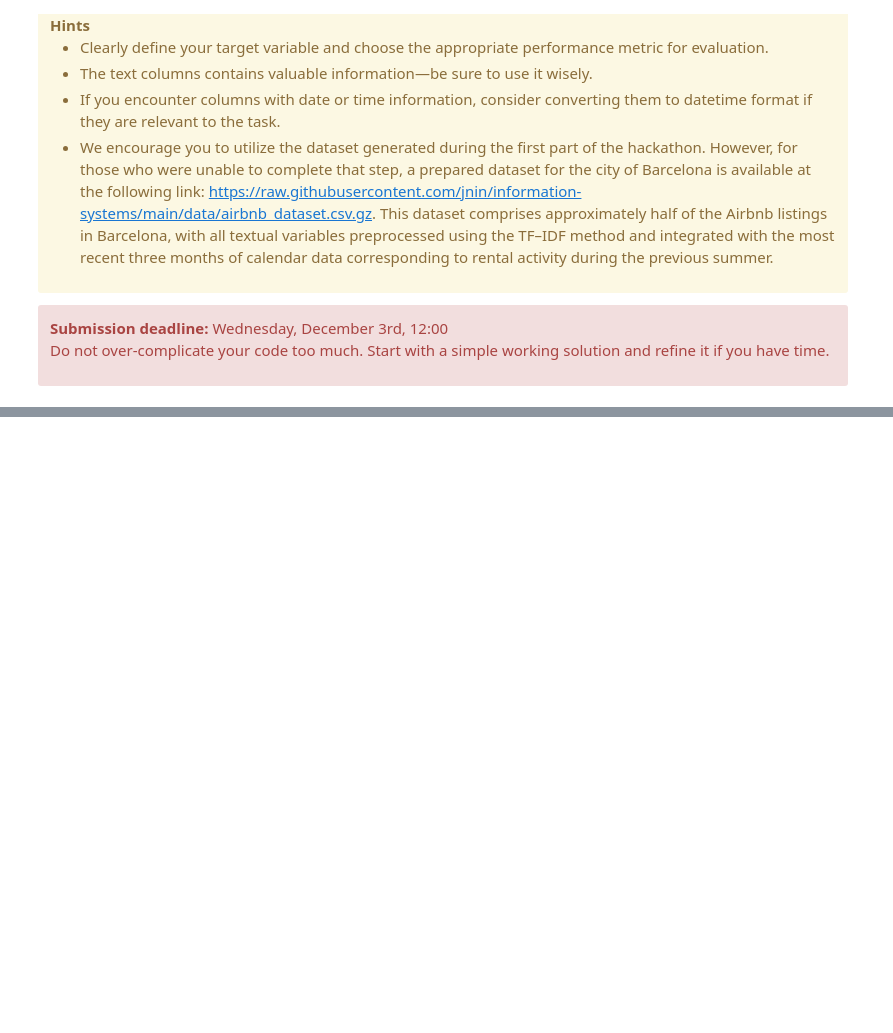
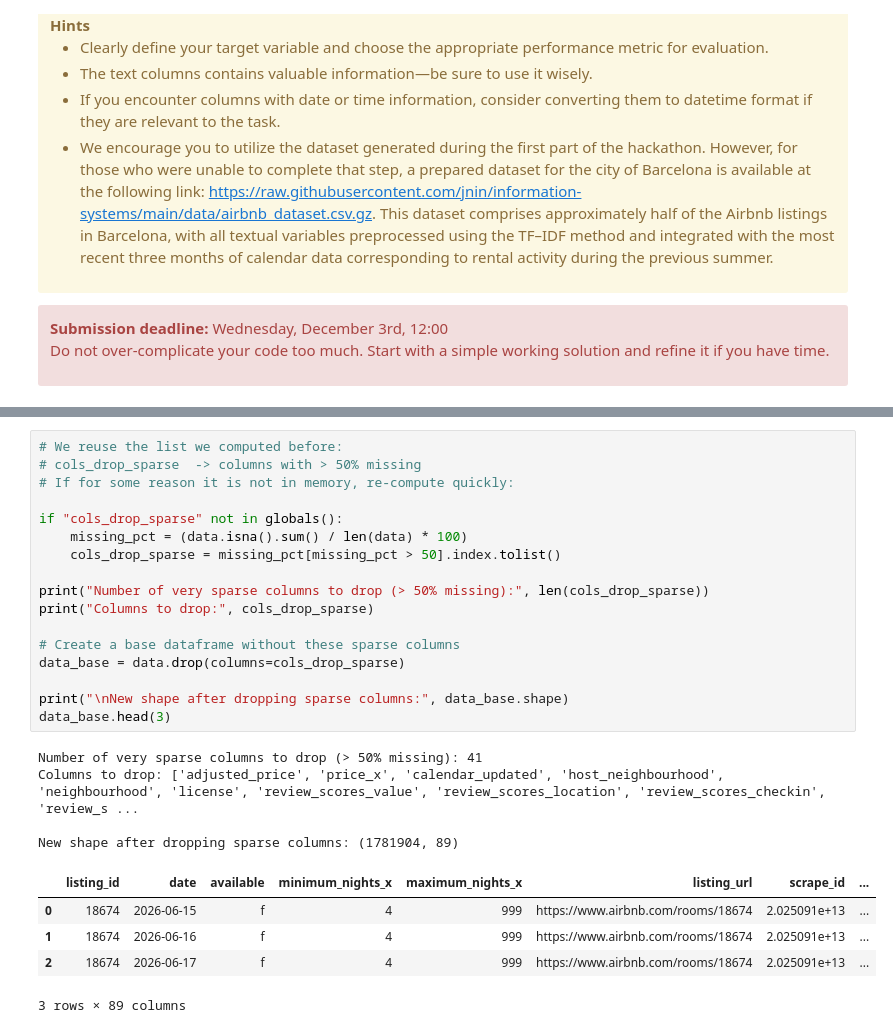
Before and after one commit to dragonmei21/Hackathon-2025-ESADE, a Jupyter notebook: H2_andres.ipynb, the cells around one changed output, grey strips where cells are left out. Cells and saved outputs as stored; diff of their text form; blank space fills up the shorter version.

```diff
--- a/H2_andres.ipynb
+++ b/H2_andres.ipynb
@@ -48,0 +175,27 @@ data = pd.read_csv('https://raw.githubusercontent.com/jnin/information-systems/m
+# %%
+# We reuse the list we computed before:
+# cols_drop_sparse  -> columns with > 50% missing
+# If for some reason it is not in memory, re-compute quickly:
+
+if "cols_drop_sparse" not in globals():
+    missing_pct = (data.isna().sum() / len(data) * 100)
+    cols_drop_sparse = missing_pct[missing_pct > 50].index.tolist()
+
+print("Number of very sparse columns to drop (> 50% missing):", len(cols_drop_sparse))
+print("Columns to drop:", cols_drop_sparse)
+
+# Create a base dataframe without these sparse columns
+data_base = data.drop(columns=cols_drop_sparse)
+
+print("\nNew shape after dropping sparse columns:", data_base.shape)
+data_base.head(3)
+# %% [output]
+Number of very sparse columns to drop (> 50% missing): 41
+Columns to drop: ['adjusted_price', 'price_x', 'calendar_updated', 'host_neighbourhood', 'neighbourhood', 'license', 'review_scores_value', 'review_scores_location', 'review_scores_checkin', 'review_s ...
+
+New shape after dropping sparse columns: (1781904, 89)
+|  | listing_id | date | available | minimum_nights_x | maximum_nights_x | listing_url | scrape_id | ... |
+| 0 | 18674 | 2026-06-15 | f | 4 | 999 | https://www.airbnb.com/rooms/18674 | 2.025091e+13 | ... |
+| 1 | 18674 | 2026-06-16 | f | 4 | 999 | https://www.airbnb.com/rooms/18674 | 2.025091e+13 | ... |
+| 2 | 18674 | 2026-06-17 | f | 4 | 999 | https://www.airbnb.com/rooms/18674 | 2.025091e+13 | ... |
+3 rows × 89 columns
```
Also changed, not shown: parts of 35 cells of this notebook.
